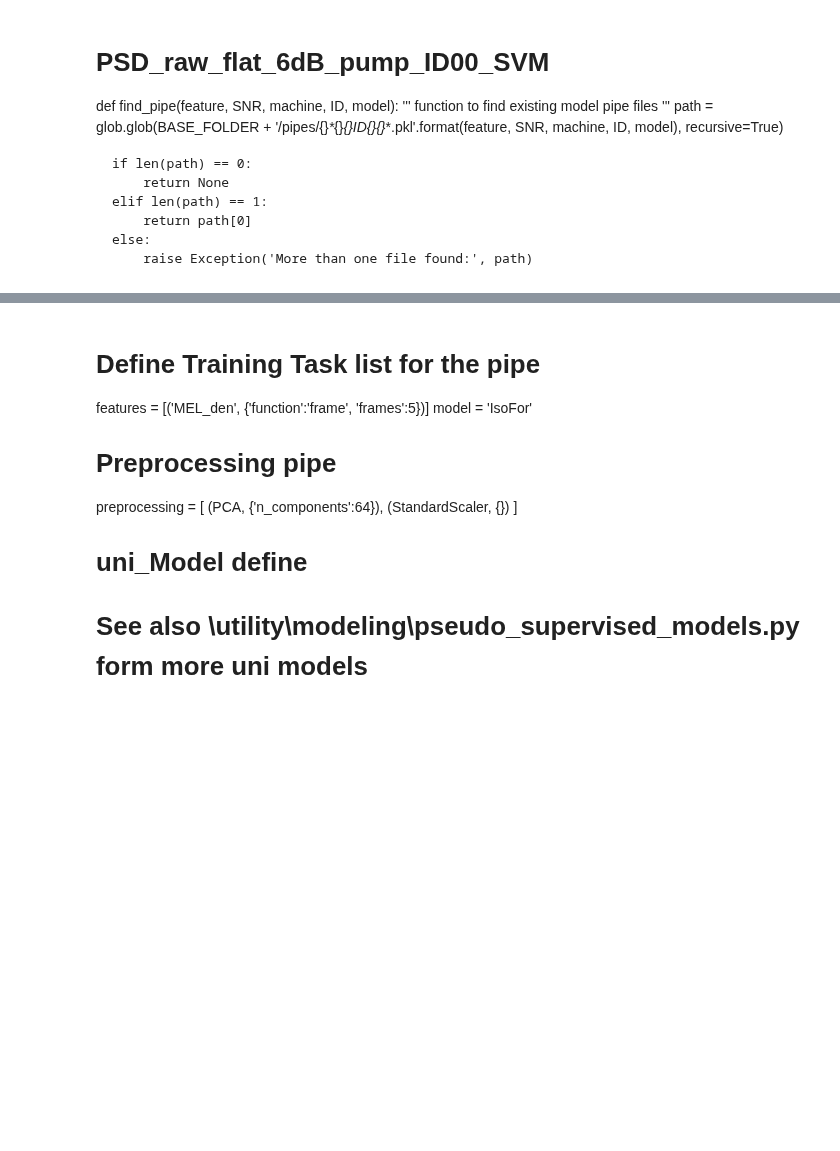
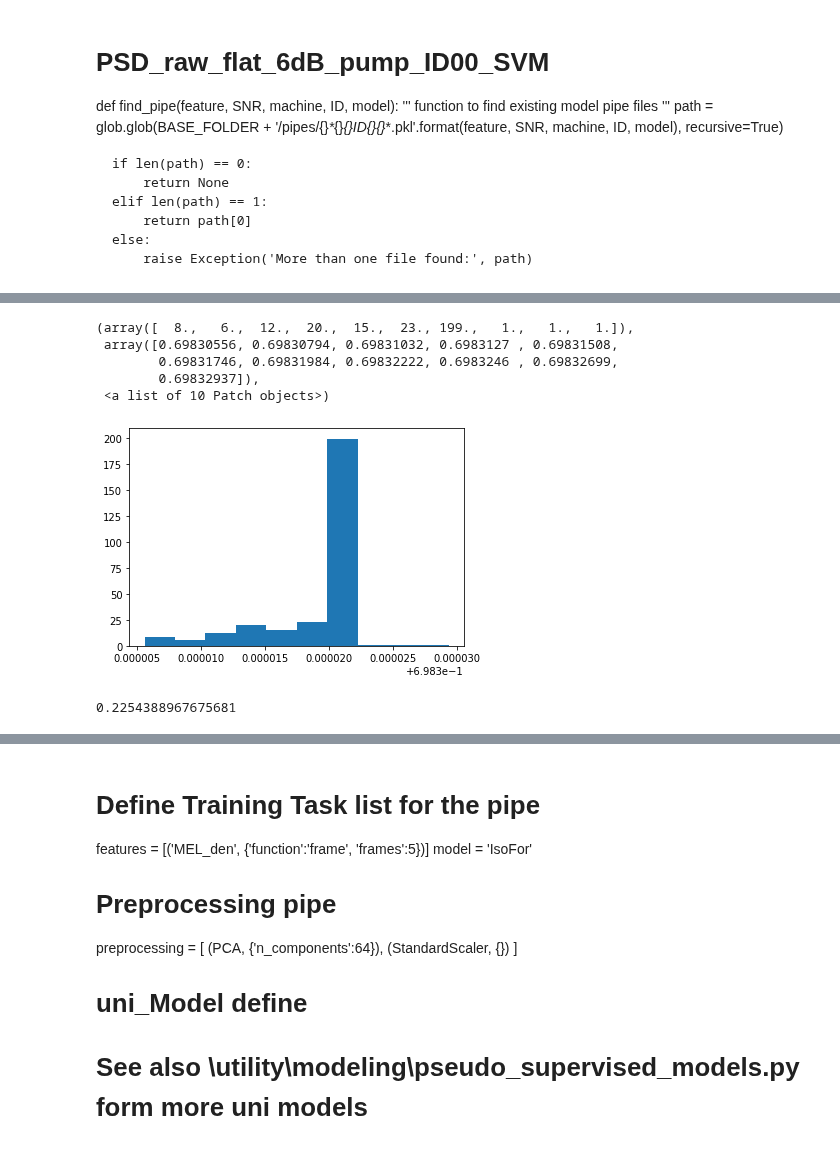
Before and after one commit to BA-HanseML/NF_Prj_MIMII_Dataset, a Jupyter notebook: MIMII_main.ipynb, the cells around one changed output, grey strips where cells are left out. Drawn from its saved outputs; the diff is of its cells as text; code cells hidden in the pictures; blank space fills up the shorter version.

Commit message:
fixed a bug with the train-test-split

```diff
--- a/MIMII_main.ipynb
+++ b/MIMII_main.ipynb
@@ -67,7 +67,7 @@ The execution time on a local desktop PC for all four IDs of one machine and one
 # IDs = ['00', '02', '04', '06']
 
 SNRs = ['6dB']
-machines = ['pump']
+machines = ['valve']
 IDs = ['00']
 
 # note: increase n_jobs to max. CPUs you have use all hyperthreading cores (there is no auto detect just now)
@@ -254,22 +261,25 @@ class uni_Ensemble(object):
             print('model fitted successfully\n\n...fitting the prediction scaler')
 
             # fitting the prediction scaler
-            pipe.fit_score_scaler(data_train)
+            pipe.fit_aggr_score_scaler(data_train, pipe.df_train.path)
             print('prediction scaler fitted successfully\n\n...evaluating model')
 
-            # evaluating over ground truth
-            pipe.evaluate(data_test)
-            print('evaluation successfull, roc_auc:', pipe.roc_auc)
+    def predict(self, data, files):
+        pass
 
+    def evaluate(self):
+        for i, (pipe, weight) in enumerate(zip(self.pipes, self.weights)):
+            _, data_test = pipe.get_data()
+            data_test = pipe.preprocess_post(data_test)
+            gt_ = pipe.df_test.abnormal.replace(to_replace=1, value=-1).replace(to_replace=0, value=1)
+            if i == 0:
+                predictions = pipe.predict_aggr_score(data_test, pipe.df_test.path)*weight
+                ground_truth = pipe.median_by_file(gt_, pipe.df_test.path)
+            else:
+                predictions = np.append(predictions, pipe.predict_aggr_score(data_test, pipe.df_test.path)*weight, axis=1)
+                if not ground_truth.equals(pipe.median_by_file(gt_, pipe.df_test.path)):
+                    print('Something went wrong with testset')
 
-    def predict(self, data):
-        predictions = np.array([])
-        for pipe, weight in zip(self.pipes, self.weights):
-            data = pipe.preprocess_post(data)
-            np.append(predictions, np.expand_dims(pipe.predict_score(data)*weight, axis=1), axis=1)
+        prediction = np.sum(predictions, axis=1)
 
-        prediction = np.sum(predictions, axis=0)
-        return prediction
-
-    def evaluate():
-        pass
+        return roc_auc_score(ground_truth, prediction)
@@ -290,0 +286,2 @@ array([101, 102, 201, 202, 301, 302])
+# %%
+ensemble = uni_Ensemble('6dB', 'valve', '00')
@@ -290,0 +329,13 @@ array([101, 102, 201, 202, 301, 302])
+# %%
+plt.hist(ensemble.pipes[1].df_test.pred_scores)
+# %% [output]
+(array([  8.,   6.,  12.,  20.,  15.,  23., 199.,   1.,   1.,   1.]),
+ array([0.69830556, 0.69830794, 0.69831032, 0.6983127 , 0.69831508,
+        0.69831746, 0.69831984, 0.69832222, 0.6983246 , 0.69832699,
+        0.69832937]),
+ <a list of 10 Patch objects>)
+[figure, added]
+# %%
+ensemble.pipes[1].roc_auc
+# %% [output]
+0.2254388967675681
```
Also changed, not shown: parts of 25 cells of this notebook, 2 other files.
